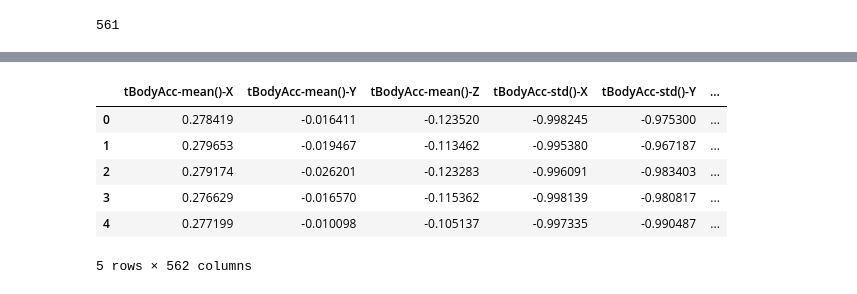
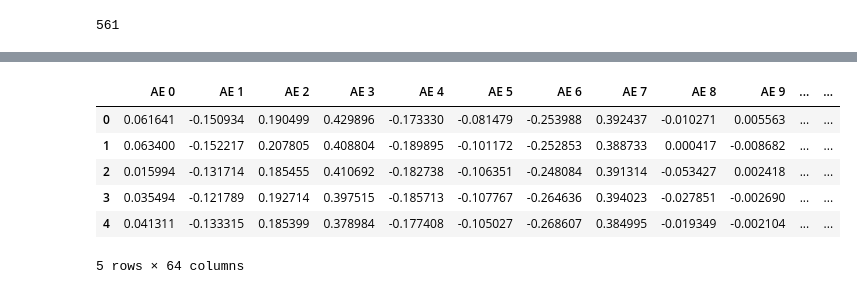
Before and after one commit to idaf-ai/sensor-embeddings, a Jupyter notebook: AE_Embeddings.ipynb, the cells around one changed output, grey strips where cells are left out. Saved outputs shown, nothing was run; the diff lists cells and outputs as text; code cells hidden in the pictures.

```diff
--- a/AE_Embeddings.ipynb
+++ b/AE_Embeddings.ipynb
@@ -20,0 +54,21 @@ print(len(features))
+# %%
+from sklearn.preprocessing import Normalizer
+scaler = Normalizer()
+scaler.fit(train_df)
+train_df_transformed=scaler.transform(train_df)
+# %%
+input_shape = train_df.shape[1]
+inputs = Input(shape=(input_shape))
+
+#Encoder
+encoded = Dense(128, activation='linear')(inputs)
+encoded = Dense(64, activation='linear')(encoded)
+
+#Decoder
+decoded = Dense(128, activation='linear')(encoded)
+decoded = Dense(input_shape, activation='linear')(decoded)
+
+#Model setup, summary and compilation
+deep_autoencoder = Model(inputs, decoded)
+deep_autoencoder.summary()
+deep_autoencoder.compile(optimizer=tf.keras.optimizers.Adadelta(learning_rate=0.01), loss=tf.keras.losses.SparseCategoricalCrossentropy(from_logits=True), metrics=['sparse_categorical_accuracy'])
@@ -21,23 +154,39 @@ print(len(features))
+# %%
+# use our encoded layer to encode the training input
+encoder = Model(inputs, encoded)
+encoded_input = Input(shape=(128,))
+decoder_layer = pca_autoencoder.layers[-1]
+decoder = Model(encoded_input, decoder_layer(encoded_input))
+encoded_data = encoder.predict(train_df_transformed)
+# %%
+columns=[]
+for i in range(0,64):
+#     name=
+#     print(name)
+    columns.append("AE "+str(i))
+principalDf = pd.DataFrame(data = encoded_data
+             , columns = columns)
+principalDf.head(5)
+# %% [output]
+|  | AE 0 | AE 1 | AE 2 | AE 3 | AE 4 | AE 5 | AE 6 | AE 7 | AE 8 | AE 9 | ... | ... |
+| 0 | 0.061641 | -0.150934 | 0.190499 | 0.429896 | -0.173330 | -0.081479 | -0.253988 | 0.392437 | -0.010271 | 0.005563 | ... | ... |
+| 1 | 0.063400 | -0.152217 | 0.207805 | 0.408804 | -0.189895 | -0.101172 | -0.252853 | 0.388733 | 0.000417 | -0.008682 | ... | ... |
+| 2 | 0.015994 | -0.131714 | 0.185455 | 0.410692 | -0.182738 | -0.106351 | -0.248084 | 0.391314 | -0.053427 | 0.002418 | ... | ... |
+| 3 | 0.035494 | -0.121789 | 0.192714 | 0.397515 | -0.185713 | -0.107767 | -0.264636 | 0.394023 | -0.027851 | -0.002690 | ... | ... |
+| 4 | 0.041311 | -0.133315 | 0.185399 | 0.378984 | -0.177408 | -0.105027 | -0.268607 | 0.384995 | -0.019349 | -0.002104 | ... | ... |
+5 rows × 64 columns
 # %%
-train_df = pd.read_csv(path+"train/X_train.txt", delim_whitespace = True)
-train_df.columns = features
+train_df_activities = pd.read_csv(path+"train/X_train.txt", delim_whitespace = True)
+train_df_activities.columns = features
 
-#train_df["subject_id"] = pd.read_csv(path+"train/subject_train.txt", header = None, squeeze = True) #squeeze = True will
+train_df_activities["subject_id"] = pd.read_csv(path+"train/subject_train.txt", header = None, squeeze = True) #squeeze = True will
 # #return data in pandas series format
 
-train_df["activity"] = pd.read_csv(path+"train/y_train.txt", header = None, squeeze = True)
+train_df_activities["activity"] = pd.read_csv(path+"train/y_train.txt", header = None, squeeze = True)
 
-test_df = pd.read_csv(path+"test/X_test.txt", delim_whitespace = True)
+activity = pd.read_csv(path+"train/y_train.txt", header = None, squeeze = True)
 
-#test_df["subject_id"] = pd.read_csv(path+"test/subject_test.txt", header = None, squeeze = True)
-test_df["activity"] = pd.read_csv(path+"test/y_test.txt", header = None, squeeze = True)
+#mapping activity to activity name
+label_name = activity.map({1: "WALKING", 2:"WALKING_UPSTAIRS", 3:"WALKING_DOWNSTAIRS", 4:"SITTING", 5:"STANDING", 6:"LYING"})
 
-train_df.head()
+train_df_activities["activity_name"] = label_name
-# %% [output]
-|  | tBodyAcc-mean()-X | tBodyAcc-mean()-Y | tBodyAcc-mean()-Z | tBodyAcc-std()-X | tBodyAcc-std()-Y | ... |
-| 0 | 0.278419 | -0.016411 | -0.123520 | -0.998245 | -0.975300 | ... |
-| 1 | 0.279653 | -0.019467 | -0.113462 | -0.995380 | -0.967187 | ... |
-| 2 | 0.279174 | -0.026201 | -0.123283 | -0.996091 | -0.983403 | ... |
-| 3 | 0.276629 | -0.016570 | -0.115362 | -0.998139 | -0.980817 | ... |
-| 4 | 0.277199 | -0.010098 | -0.105137 | -0.997335 | -0.990487 | ... |
-5 rows × 562 columns
```
Also changed, not shown: parts of 15 cells of this notebook.
